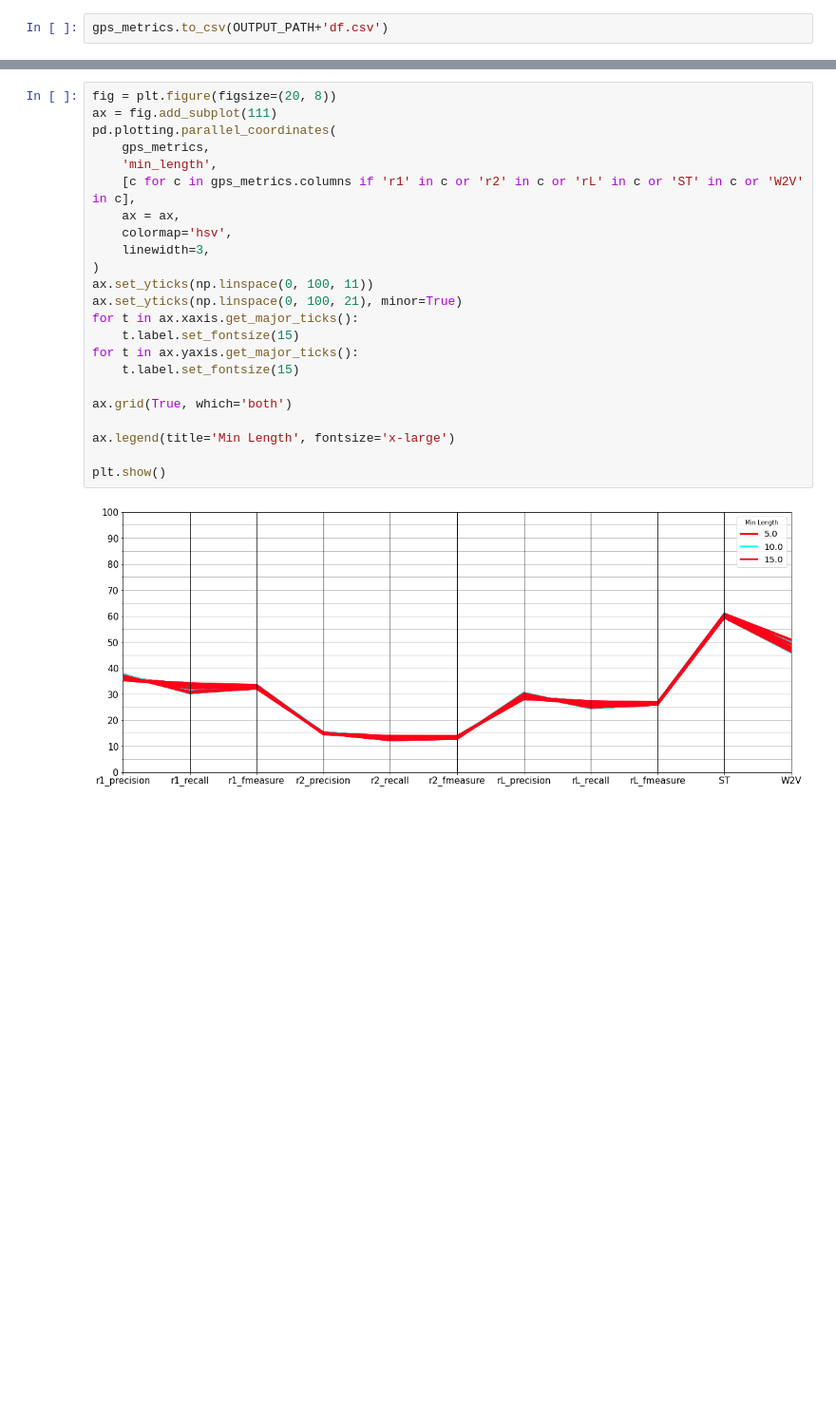
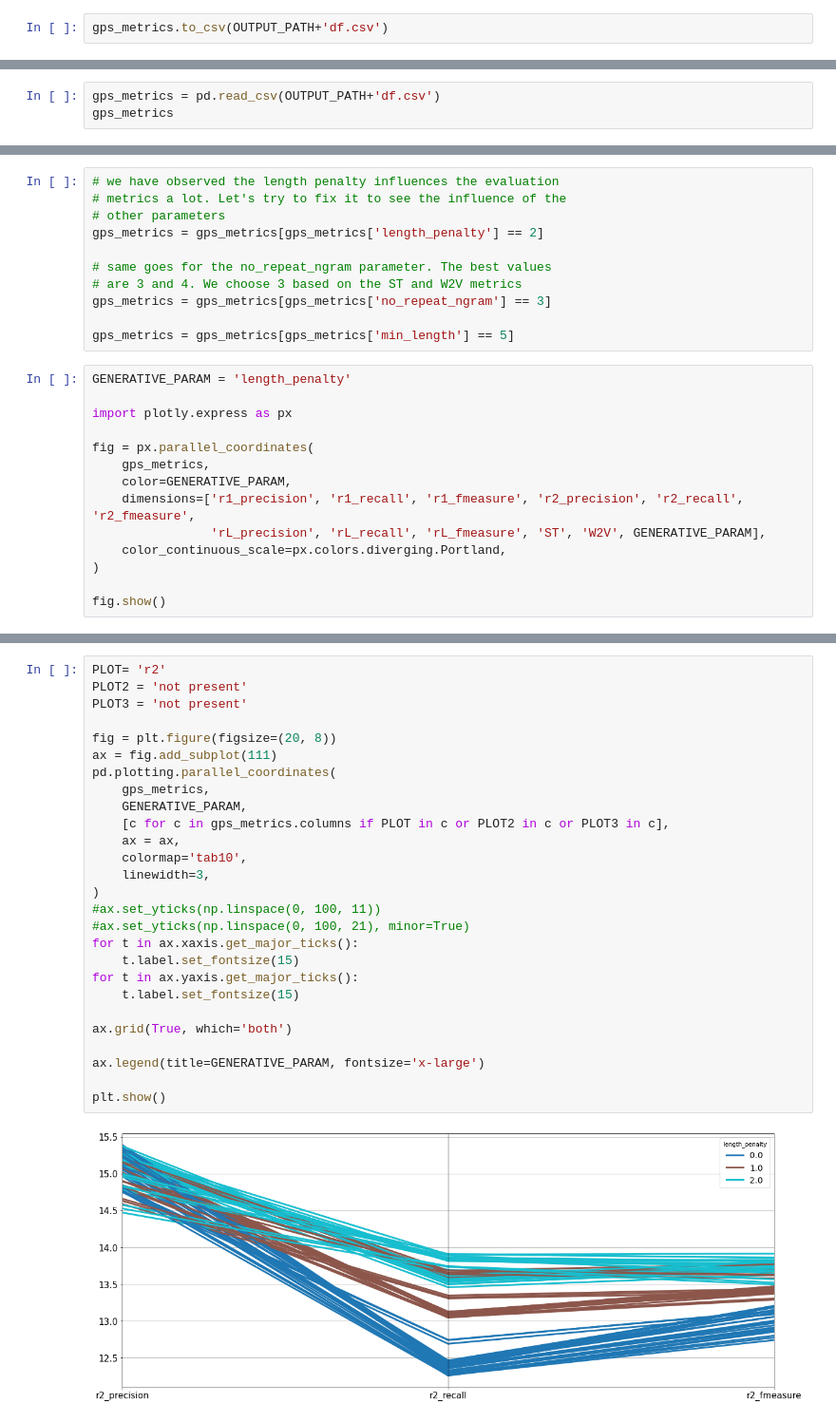
Before and after one commit to marcoabrate/transformers_magma_learning, a Jupyter notebook: fine-tuning/gps_bart_para_wordembed.ipynb, the cells around one changed output, grey strips where cells are left out. Shown at 95% size. Cells and saved outputs as stored; diff of their text form; blank space fills up the shorter version.

```diff
--- a/fine-tuning/gps_bart_para_wordembed.ipynb
+++ b/fine-tuning/gps_bart_para_wordembed.ipynb
@@ -245,0 +230,3 @@ gps_metrics
+# %%
+gps_metrics = pd.read_csv(OUTPUT_PATH+'df.csv')
+gps_metrics
@@ -245,0 +247,25 @@ gps_metrics
+# %%
+# we have observed the length penalty influences the evaluation
+# metrics a lot. Let's try to fix it to see the influence of the
+# other parameters
+gps_metrics = gps_metrics[gps_metrics['length_penalty'] == 2]
+
+# same goes for the no_repeat_ngram parameter. The best values
+# are 3 and 4. We choose 3 based on the ST and W2V metrics
+gps_metrics = gps_metrics[gps_metrics['no_repeat_ngram'] == 3]
+
+gps_metrics = gps_metrics[gps_metrics['min_length'] == 5]
+# %%
+GENERATIVE_PARAM = 'length_penalty'
+
+import plotly.express as px
+
+fig = px.parallel_coordinates(
+    gps_metrics,
+    color=GENERATIVE_PARAM,
+    dimensions=['r1_precision', 'r1_recall', 'r1_fmeasure', 'r2_precision', 'r2_recall', 'r2_fmeasure',
+                'rL_precision', 'rL_recall', 'rL_fmeasure', 'ST', 'W2V', GENERATIVE_PARAM],
+    color_continuous_scale=px.colors.diverging.Portland,
+)
+
+fig.show()
@@ -246,25 +274,29 @@ gps_metrics
 # %%
+PLOT= 'r2'
+PLOT2 = 'not present'
+PLOT3 = 'not present'
+
 fig = plt.figure(figsize=(20, 8))
 ax = fig.add_subplot(111)
 pd.plotting.parallel_coordinates(
     gps_metrics,
-    'min_length',
-    [c for c in gps_metrics.columns if 'r1' in c or 'r2' in c or 'rL' in c or 'ST' in c or 'W2V' in c],
+    GENERATIVE_PARAM,
+    [c for c in gps_metrics.columns if PLOT in c or PLOT2 in c or PLOT3 in c],
     ax = ax,
-    colormap='hsv',
+    colormap='tab10',
     linewidth=3,
 )
-ax.set_yticks(np.linspace(0, 100, 11))
-ax.set_yticks(np.linspace(0, 100, 21), minor=True)
+#ax.set_yticks(np.linspace(0, 100, 11))
+#ax.set_yticks(np.linspace(0, 100, 21), minor=True)
 for t in ax.xaxis.get_major_ticks():
     t.label.set_fontsize(15)
 for t in ax.yaxis.get_major_ticks():
     t.label.set_fontsize(15)
 
 ax.grid(True, which='both')
 
-ax.legend(title='Min Length', fontsize='x-large')
+ax.legend(title=GENERATIVE_PARAM, fontsize='x-large')
 
 plt.show()
 # %% [output]
-[figure, old version]
+[figure, new version]
```
Also changed, not shown: parts of 4 cells of this notebook, 4 other files.
